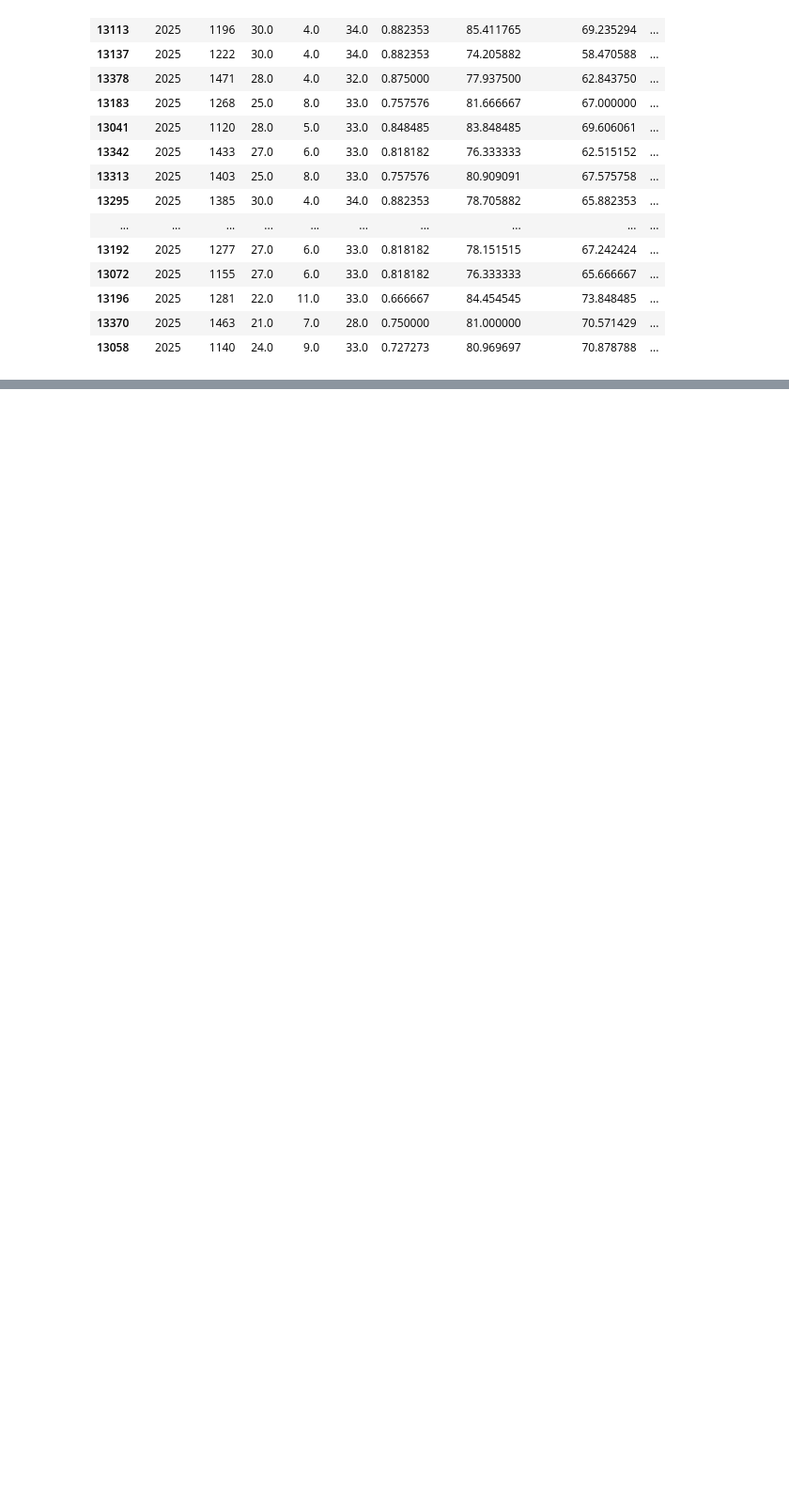
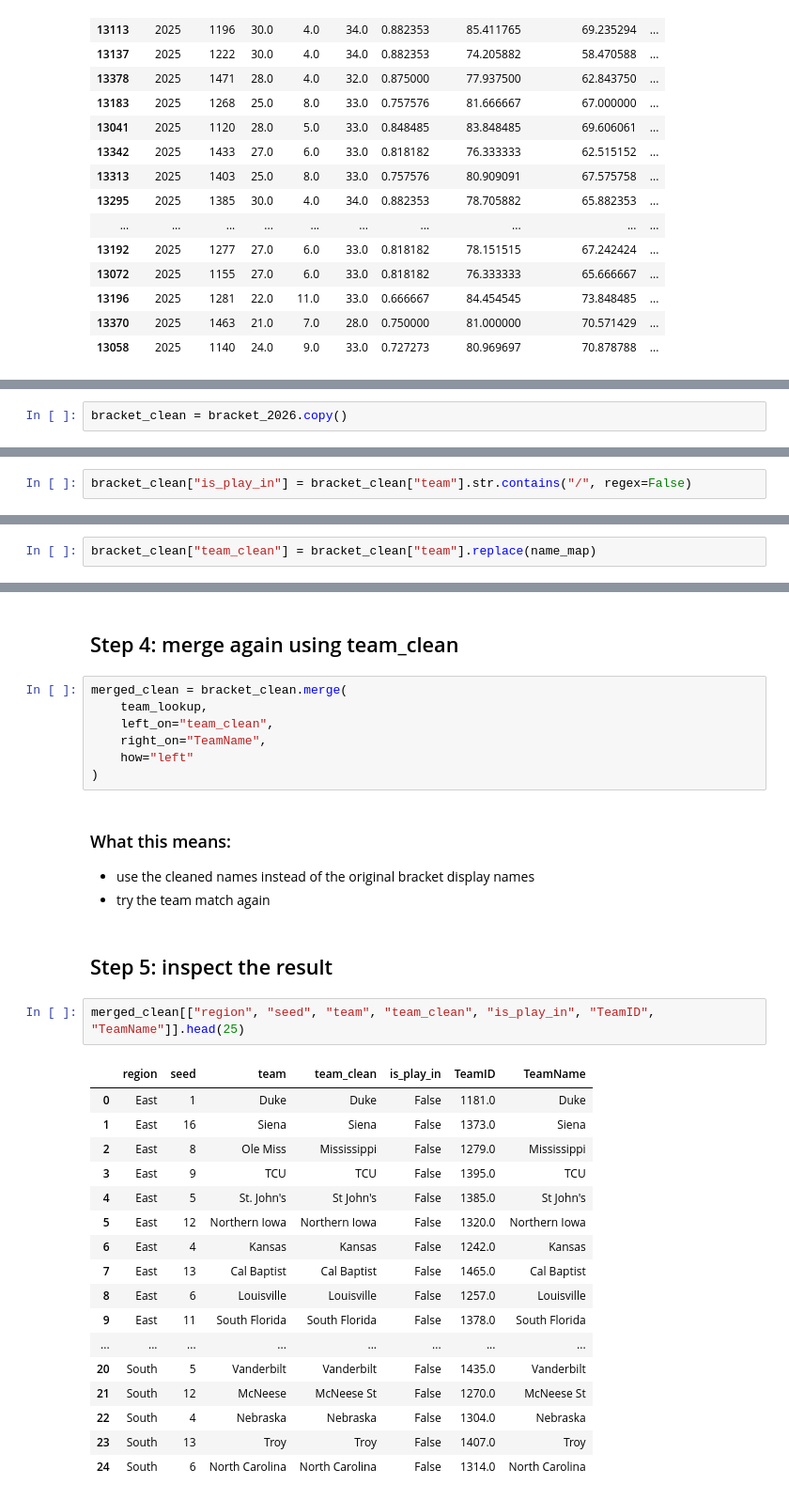
Before and after one commit to Andreachurchwell/march-madness-bracket-simulator, a Jupyter notebook: notebooks/exploration.ipynb, the cells around one changed output, grey strips where cells are left out. Shown at 94% size. Drawn from its saved outputs; the diff is of its cells as text; blank space fills up the shorter version.

```diff
--- a/notebooks/exploration.ipynb
+++ b/notebooks/exploration.ipynb
@@ -335,0 +506,2 @@ team_features_named[
+# %%
+bracket_clean = bracket_2026.copy()
@@ -335,0 +515,2 @@ team_features_named[
+# %%
+bracket_clean["is_play_in"] = bracket_clean["team"].str.contains("/", regex=False)
@@ -335,0 +544,2 @@ team_features_named[
+# %%
+bracket_clean["team_clean"] = bracket_clean["team"].replace(name_map)
@@ -335,0 +577,36 @@ team_features_named[
+# %% [markdown]
+## Step 4: merge again using team_clean
+# %%
+merged_clean = bracket_clean.merge(
+    team_lookup,
+    left_on="team_clean",
+    right_on="TeamName",
+    how="left"
+)
+# %% [markdown]
+### What this means:
+
+- use the cleaned names instead of the original bracket display names
+- try the team match again
+# %% [markdown]
+## Step 5: inspect the result
+# %%
+merged_clean[["region", "seed", "team", "team_clean", "is_play_in", "TeamID", "TeamName"]].head(25)
+# %% [output]
+|  | region | seed | team | team_clean | is_play_in | TeamID | TeamName |
+| 0 | East | 1 | Duke | Duke | False | 1181.0 | Duke |
+| 1 | East | 16 | Siena | Siena | False | 1373.0 | Siena |
+| 2 | East | 8 | Ole Miss | Mississippi | False | 1279.0 | Mississippi |
+| 3 | East | 9 | TCU | TCU | False | 1395.0 | TCU |
+| 4 | East | 5 | St. John's | St John's | False | 1385.0 | St John's |
+| 5 | East | 12 | Northern Iowa | Northern Iowa | False | 1320.0 | Northern Iowa |
+| 6 | East | 4 | Kansas | Kansas | False | 1242.0 | Kansas |
+| 7 | East | 13 | Cal Baptist | Cal Baptist | False | 1465.0 | Cal Baptist |
+| 8 | East | 6 | Louisville | Louisville | False | 1257.0 | Louisville |
+| 9 | East | 11 | South Florida | South Florida | False | 1378.0 | South Florida |
+| ... | ... | ... | ... | ... | ... | ... | ... |
+| 20 | South | 5 | Vanderbilt | Vanderbilt | False | 1435.0 | Vanderbilt |
+| 21 | South | 12 | McNeese | McNeese St | False | 1270.0 | McNeese St |
+| 22 | South | 4 | Nebraska | Nebraska | False | 1304.0 | Nebraska |
+| 23 | South | 13 | Troy | Troy | False | 1407.0 | Troy |
+| 24 | South | 6 | North Carolina | North Carolina | False | 1314.0 | North Carolina |
```
Also changed, not shown: parts of 93 cells of this notebook, 1 other file.
